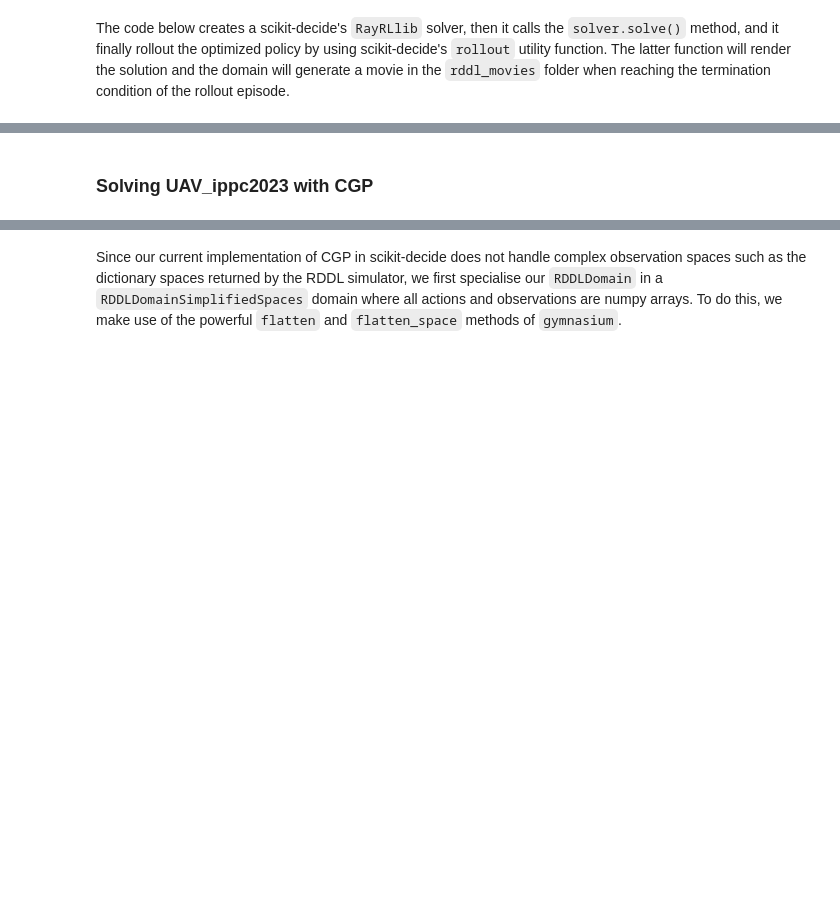
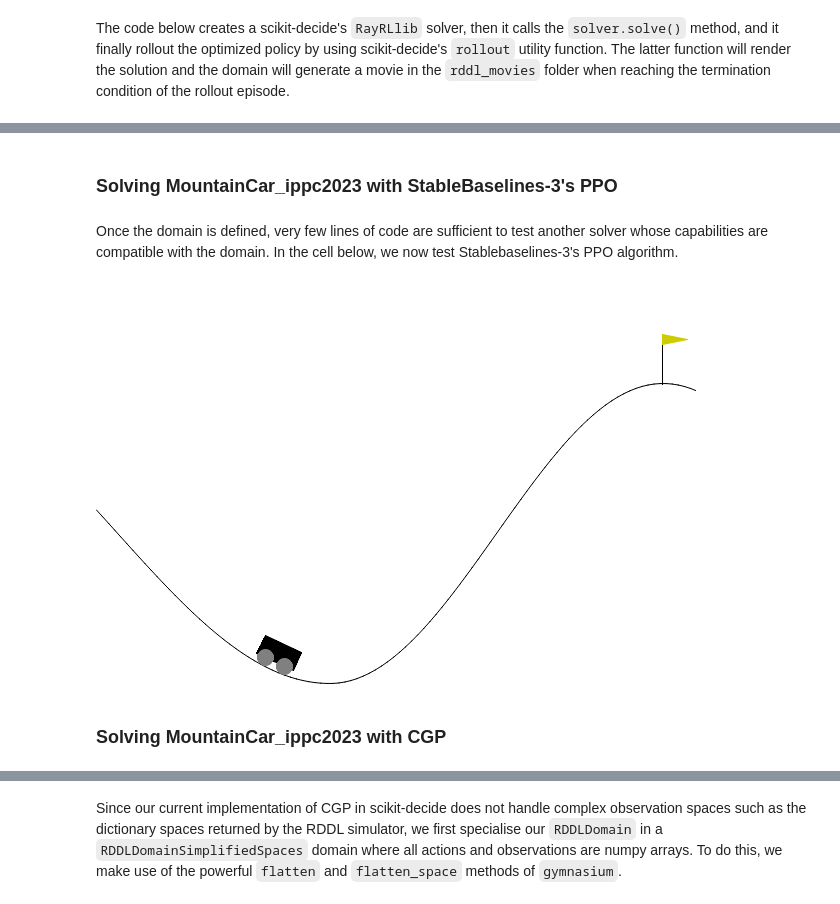
Before and after one commit to fteicht/icaps24-skdecide-tutorial, a Jupyter notebook: notebooks/icaps24_skdecide_tutorial_rddl_domain.ipynb, the cells around one changed output, grey strips where cells are left out. Saved outputs shown, nothing was run; the diff lists cells and outputs as text; code cells hidden in the pictures; blank space fills up the shorter version.

```diff
--- a/notebooks/icaps24_skdecide_tutorial_rddl_domain.ipynb
+++ b/notebooks/icaps24_skdecide_tutorial_rddl_domain.ipynb
@@ -305,5 +262,30 @@ with solver_factory() as solver:
+# %% [markdown]
+### Solving MountainCar_ippc2023 with StableBaselines-3's PPO
+# %% [markdown]
+Once the domain is defined, very few lines of code are sufficient to test another solver whose capabilities are compatible with the domain. In the cell below, we now test Stablebaselines-3's PPO algorithm.
+# %%
+logging.getLogger("skdecide.utils").setLevel(logging.INFO)
+
+solver_factory = lambda: StableBaseline(
+    domain_factory=domain_factory,
+    algo_class=SB3_PPO,
+    baselines_policy="MlpPolicy",
+    learn_config={"total_timesteps": 10000},
+    verbose=0
+)
+
+with solver_factory() as solver:
+    solver.solve()
+    rollout(
+        domain_factory(alg_name='SB3-PPO'),
+        solver,
+        max_steps=1000,
+        render=True
+    )
+# %% [output]
+[figure, added]
 # %% [markdown]
-### Solving UAV_ippc2023 with CGP
+### Solving MountainCar_ippc2023 with CGP
 # %% [markdown]
 Scikit-decide provides an implementation of [Cartesian Genetic Programming](https://dl.acm.org/doi/10.1145/3205455.3205578) (CGP), a form of Genetic Programming which optimizes a function (e.g. control policy) by learning its best representation as a directed acyclic graph of mathematical operators. One of the great capabilities of scikit-decide is to provide simple high-level means to compare algorithms from different communities (RL, GP, search, planning, etc.) on the same domains with few lines of code.
 
```
Also changed, not shown: parts of 13 cells of this notebook, 4 other files.
